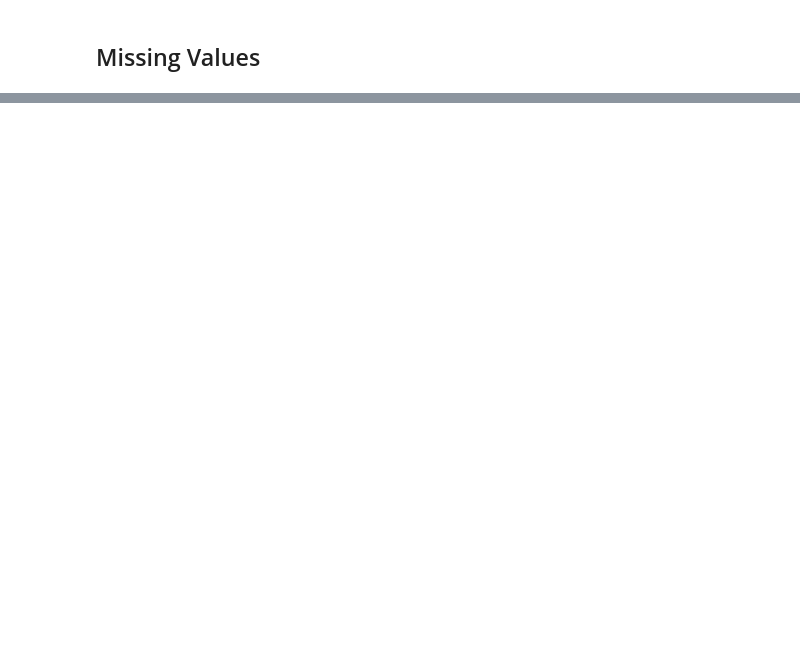
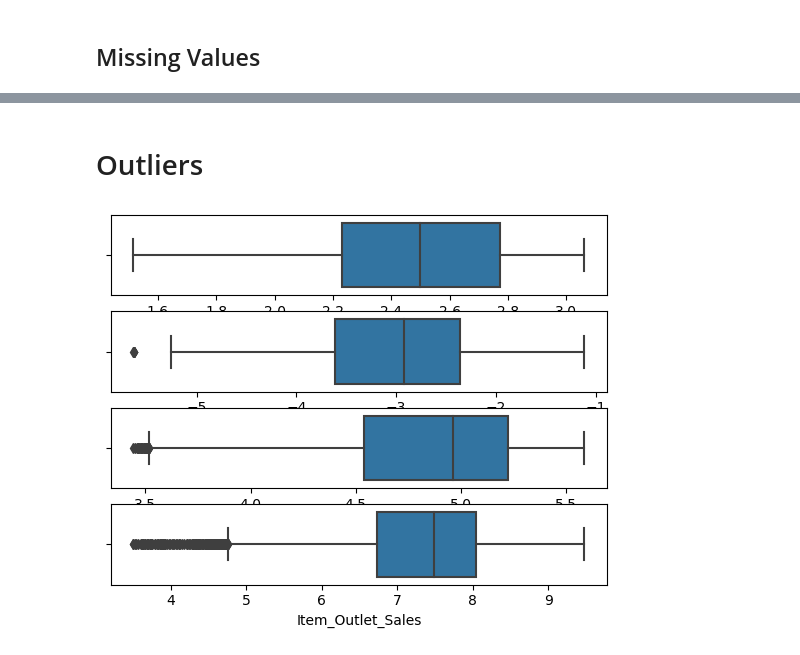
Before and after one commit to Technocolabs100/BigMart-Product-Outlet-Sales-Analysis-and-Prediction, a Jupyter notebook: BigMart_Project_Data_Preprocessing.ipynb, the cells around one changed output, grey strips where cells are left out. Cells and saved outputs as stored; diff of their text form; code cells hidden in the pictures; blank space fills up the shorter version.

```diff
--- a/BigMart_Project_Data_Preprocessing.ipynb
+++ b/BigMart_Project_Data_Preprocessing.ipynb
@@ -99,0 +103,8 @@ Name: Item_Fat_Content, dtype: int64
+# %%
+bigmart_data_edited = bigmart_data.drop("Item_Identifier", axis=1)
+
+bigmart_data_edited.info()
+bigmart_data_edited_cat = identify_categories(bigmart_data_edited)
+
+print("\n")
+print(bigmart_data_edited_cat)
@@ -100,9 +129,15 @@ Name: Item_Fat_Content, dtype: int64
 # %%
+# Fixing Item_Fat_Content Column
+
 # Convert to lower case
-X_train_processing['Item_Fat_Content'] = X_train_processing['Item_Fat_Content'].str.lower()
+bigmart_data_edited['Item_Fat_Content'] = bigmart_data_edited['Item_Fat_Content'].str.lower()
 
 # Remove trailing white spaces
-X_train_processing['Item_Fat_Content'] = X_train_processing['Item_Fat_Content'].str.strip()
+bigmart_data_edited['Item_Fat_Content'] = bigmart_data_edited['Item_Fat_Content'].str.strip()
 
-print_unique(X_train_processing.Item_Fat_Content)
+# Fixing the data inconsistency
+bigmart_data_edited.loc[bigmart_data_edited['Item_Fat_Content'] == "lf", "Item_Fat_Content"] = "low fat"
+bigmart_data_edited.loc[bigmart_data_edited['Item_Fat_Content'] == "reg", "Item_Fat_Content"] = "regular"
+
+print_unique(bigmart_data_edited.Item_Fat_Content)
 # %% [output]
@@ -124,0 +148,8 @@ Name: Item_Fat_Content, dtype: int64
+# %%
+from sklearn.preprocessing import OrdinalEncoder
+
+encoder = OrdinalEncoder()
+bigmart_data_edited[bigmart_data_edited_cat] = encoder.fit_transform(
+                                            bigmart_data_edited[bigmart_data_edited_cat])
+
+bigmart_data_edited.head()
@@ -124,0 +163,15 @@ Name: Item_Fat_Content, dtype: int64
+# %% [markdown]
+# Outliers
+# %%
+columns = ["Item_Weight", "Item_Visibility", "Item_MRP", "Item_Outlet_Sales"]
+# fig = plt.figure(figsize =(10, 7))
+# # Creating plot
+# plt.boxplot(data)
+
+# # show plot
+# plt.show()
+for n, column in enumerate(columns):
+    ax = plt.subplot(4, 1, n + 1)
+    sns.boxplot(x = np.log(bigmart_data_edited[column]))
+# %% [output]
+[figure, added]
```
Also changed, not shown: parts of 17 cells of this notebook.
